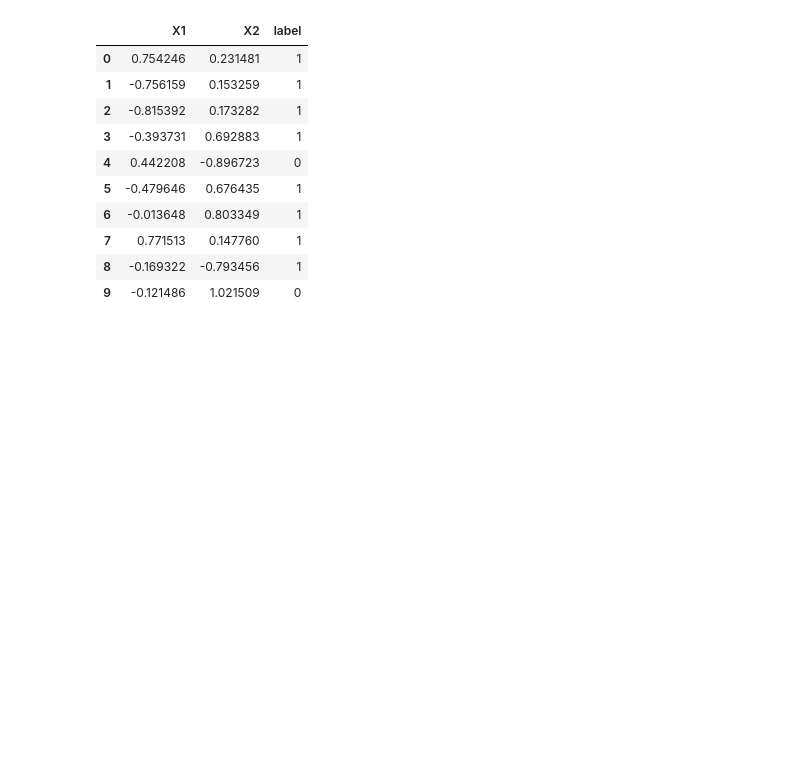
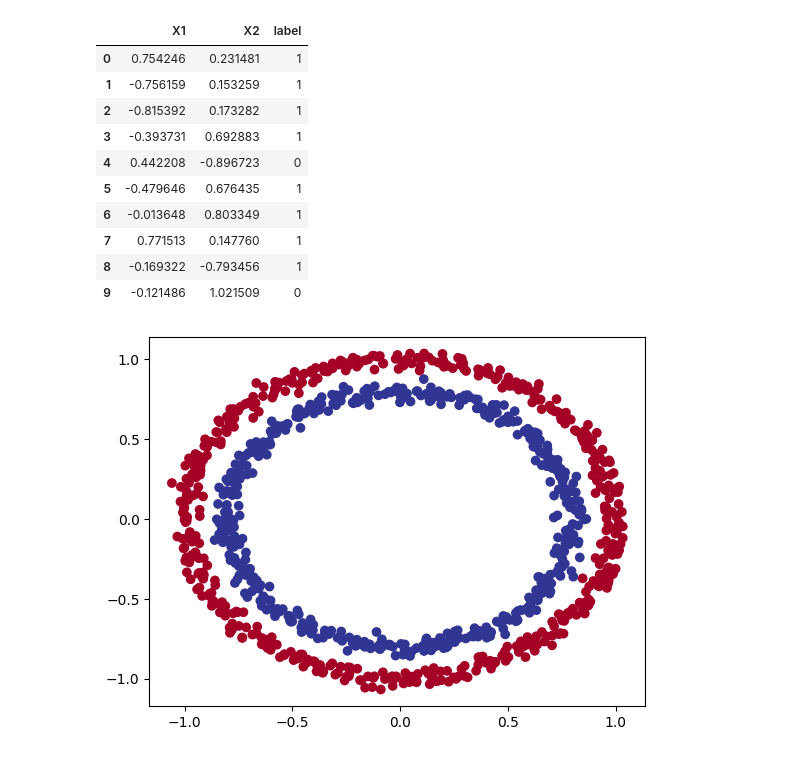
Before and after one commit to Kazim0071/Deep-Learning-with-PyTorch, a Jupyter notebook: 02_neural_network_classification.ipynb, the cells around one changed output. Cells and saved outputs as stored; diff of their text form; code cells hidden in the pictures; blank space fills up the shorter version.

Commit message:
Visualizing the data

```diff
--- a/02_neural_network_classification.ipynb
+++ b/02_neural_network_classification.ipynb
@@ -61,3 +61,15 @@ circles.head(10)
 | 7 | 0.771513 | 0.147760 | 1 |
 | 8 | -0.169322 | -0.793456 | 1 |
 | 9 | -0.121486 | 1.021509 | 0 |
+# %%
+# Visualize, Visualize, Visualize
+import matplotlib.pyplot as plt
+
+plt.scatter(
+    X[:, 0],
+    X[:, 1],
+    c=y,
+    cmap=plt.cm.RdYlBu
+);
+# %% [output]
+[figure, added]
```
